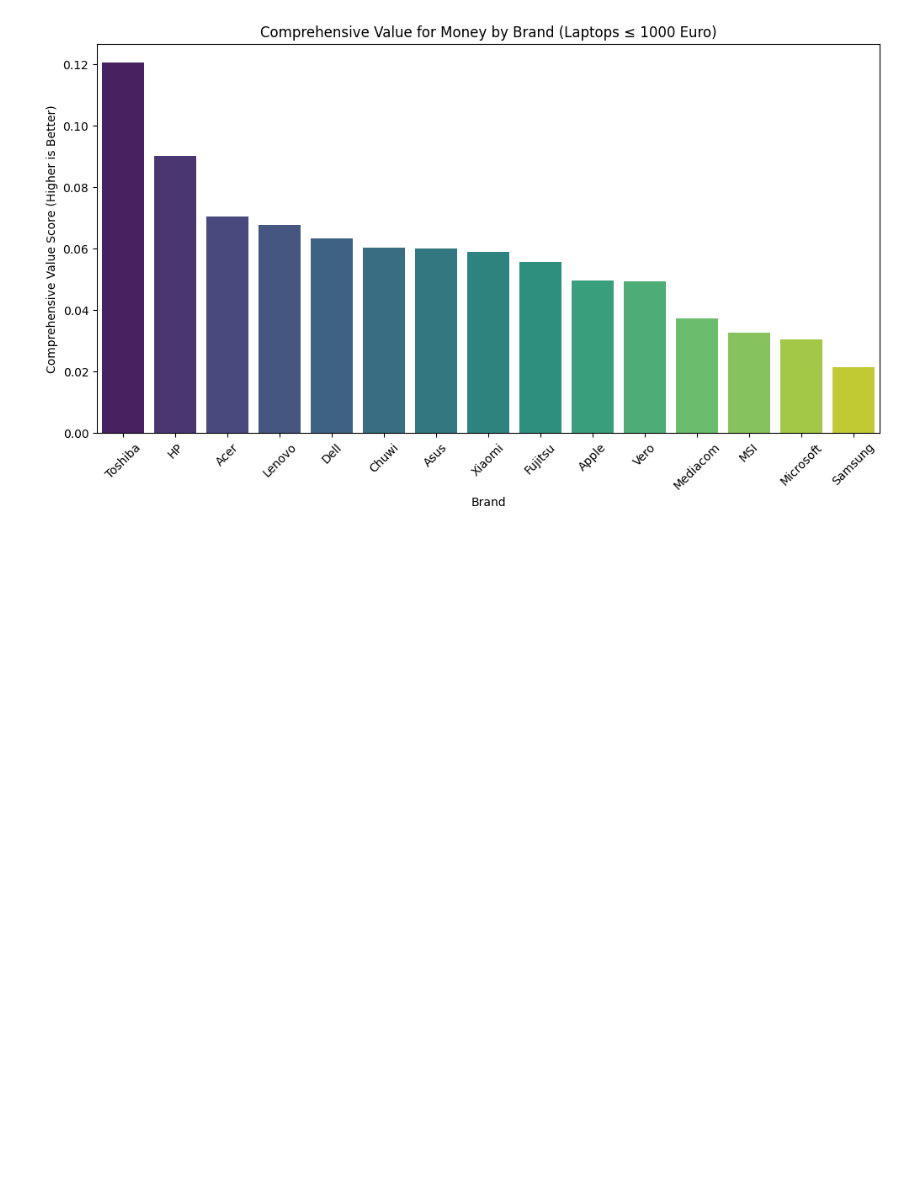
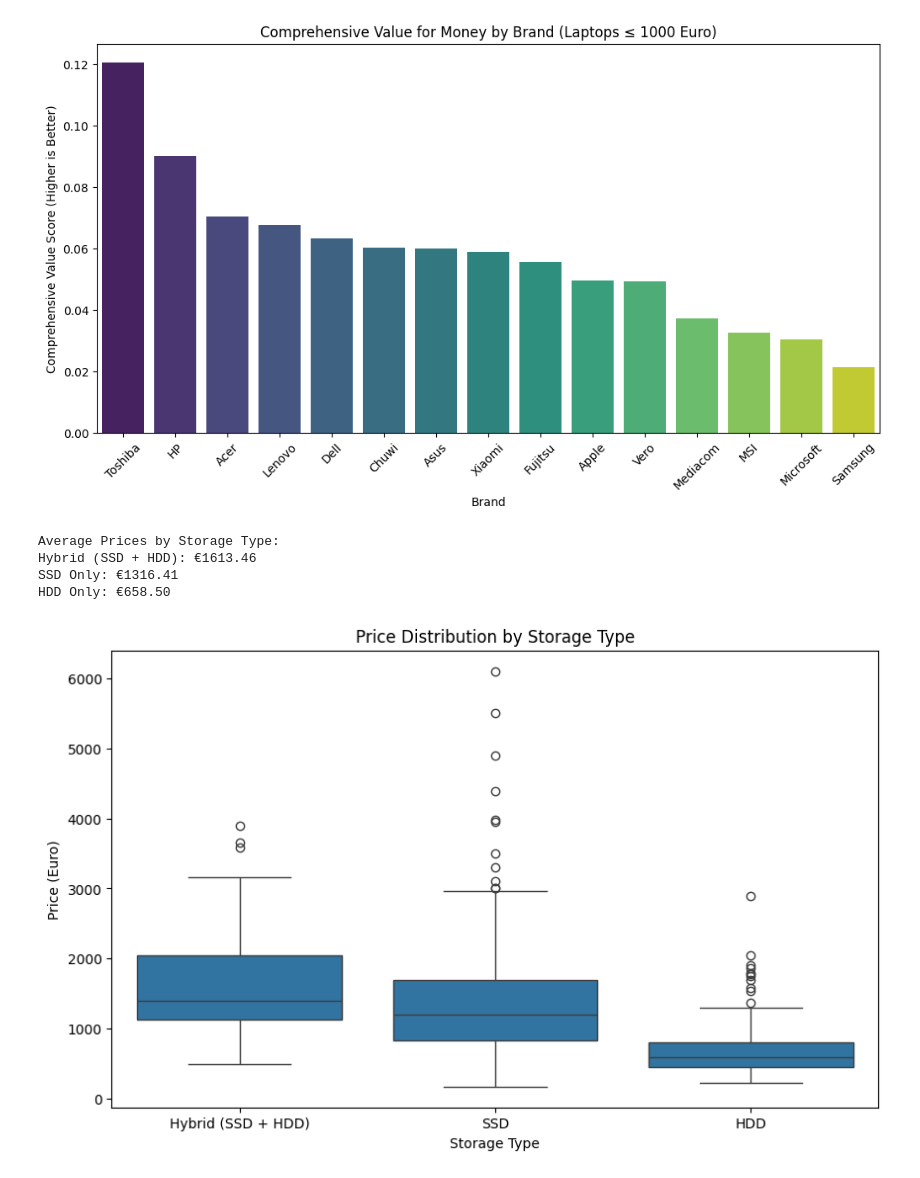
Before and after one commit to Folasewa/DS_Class_Project, a Jupyter notebook: Mini_Project_Folasewa_DS.ipynb, the cells around one changed output. Drawn from its saved outputs; the diff is of its cells as text; code cells hidden in the pictures; blank space fills up the shorter version.

```diff
--- a/Mini_Project_Folasewa_DS.ipynb
+++ b/Mini_Project_Folasewa_DS.ipynb
@@ -830,3 +785,39 @@ Microsoft                   0.030495
 Samsung                     0.021471
 Passing `palette` without assigning `hue` is deprecated and will be removed in v0.14.0. Assign the `x` variable to `hue` and set `legend=False` for the same effect.
 [figure]
+# %%
+#Q4
+#ssd storage only
+ssd_only = laptop_data[laptop_data['Storage Type'] == 'SSD']
+hdd_only = laptop_data[laptop_data['Storage Type'] == 'HDD']
+hybrid_storage = laptop_data[laptop_data['Storage Type'].str.contains('SSD.*HDD', regex = True, na = False)]
+
+# Calculate the average price for each storage type
+average_prices = {
+    'Hybrid (SSD + HDD)': hybrid_storage['Price (Euro)'].mean(),
+    'SSD Only': ssd_only['Price (Euro)'].mean(),
+    'HDD Only': hdd_only['Price (Euro)'].mean()
+}
+
+# Display the average prices
+print("Average Prices by Storage Type:")
+for storage_type, avg_price in average_prices.items():
+    print(f"{storage_type}: €{avg_price:.2f}")
+
+# Visualization: Boxplot for Price Distribution by Storage Type
+laptop_data['Storage Category'] = laptop_data['Storage Type'].apply(
+    lambda x: 'Hybrid (SSD + HDD)' if 'SSD' in x and 'HDD' in x else x
+)
+
+plt.figure(figsize=(10, 6))
+sns.boxplot(data=laptop_data, x='Storage Category', y='Price (Euro)', order=['Hybrid (SSD + HDD)', 'SSD', 'HDD'])
+plt.title('Price Distribution by Storage Type')
+plt.xlabel('Storage Type')
+plt.ylabel('Price (Euro)')
+plt.show()
+# %% [output]
+Average Prices by Storage Type:
+Hybrid (SSD + HDD): €1613.46
+SSD Only: €1316.41
+HDD Only: €658.50
+[figure, added]
```
Also changed, not shown: parts of 7 cells of this notebook.
